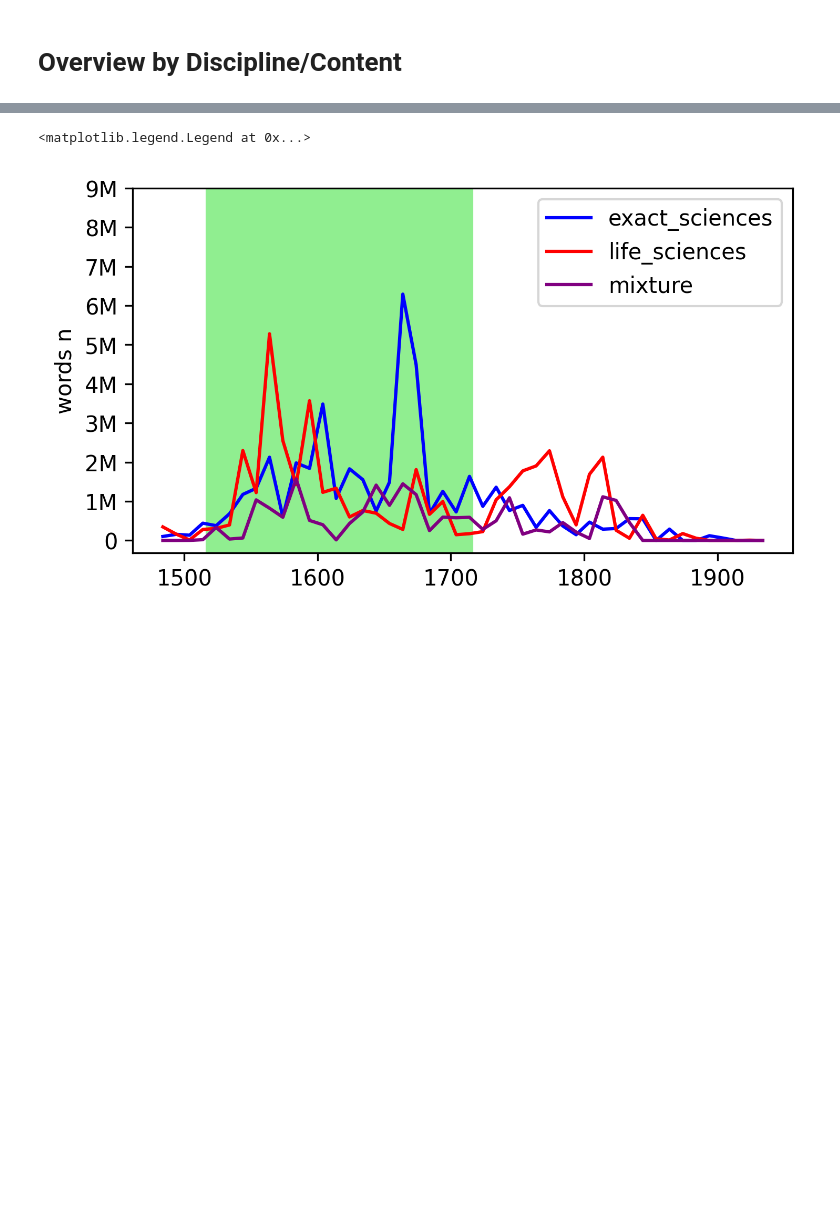
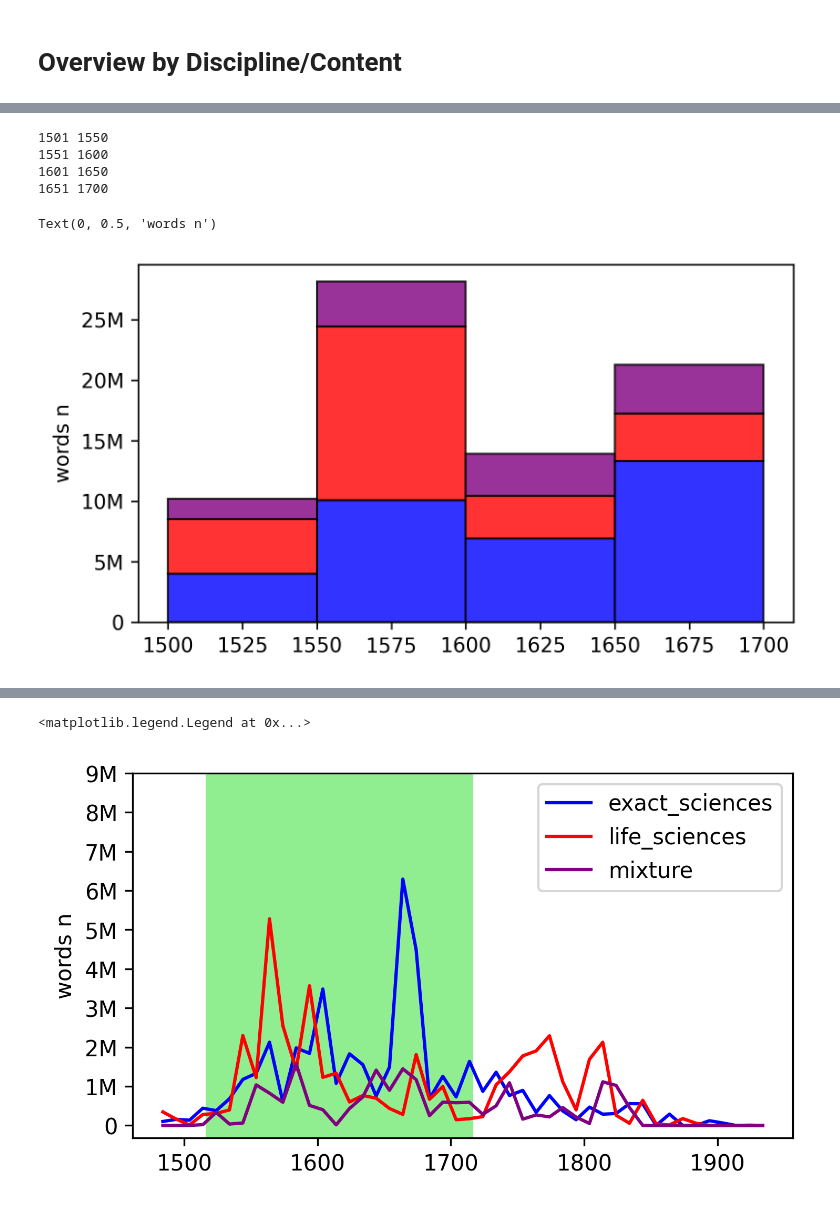
Before and after one commit to CCS-ZCU/noscemus_ETF, a Jupyter notebook: scripts/6_metadata&vocabularies-explorations.ipynb, the cells around one changed output, grey strips where cells are left out. Cells and saved outputs as stored; diff of their text form; code cells hidden in the pictures; blank space fills up the shorter version.

```diff
--- a/scripts/6_metadata&vocabularies-explorations.ipynb
+++ b/scripts/6_metadata&vocabularies-explorations.ipynb
@@ -281,2 +183,33 @@ Text(0, 0.5, 'words n')
 # %%
 fig.savefig("../figures/noscemus_tempdist_words.png")
+# %%
+for start in range(1501,1701,50):
+    end = start + 49
+    print(start, end)
+# %% [output]
+1501 1550
+1551 1600
+1601 1650
+1651 1700
+# %%
+fig, ax = plt.subplots(figsize=(5.4, 3), dpi=300, tight_layout=True)
+
+bottom = np.array([0,0,0,0])
+for cl, color in zip(["exact_sciences", "life_sciences", "mixture"], ["blue", "red", "purple"]):
+    class_subset = metadata_table_long[metadata_table_long["science_class"]==cl]
+    data = []
+    for start in range(1501,1701,50):
+        end = start + 49
+        subset = class_subset[class_subset["file_year"].between(start, end)]
+        words_n = subset["words_n"].sum()
+        data.append((start, end, words_n))
+    height = [el[2] for el in data]
+    ax.bar(x=[el[0]+24 for el in data], height=height, align='center', color=color, edgecolor="black", bottom=bottom,alpha=0.8, width=50)
+    bottom += np.array(height)
+# ax.axvspan(1517, 1716, color="lightgreen")
+ax.set_yticks(range(0,30000000, 5000000))
+ax.set_yticklabels(["0"] + [str(el)+"M" for el in range(5,30,5)])
+ax.set_ylabel("words n")
+# %% [output]
+Text(0, 0.5, 'words n')
+[figure, added]
```
Also changed, not shown: parts of 21 cells of this notebook, 9 other files.
